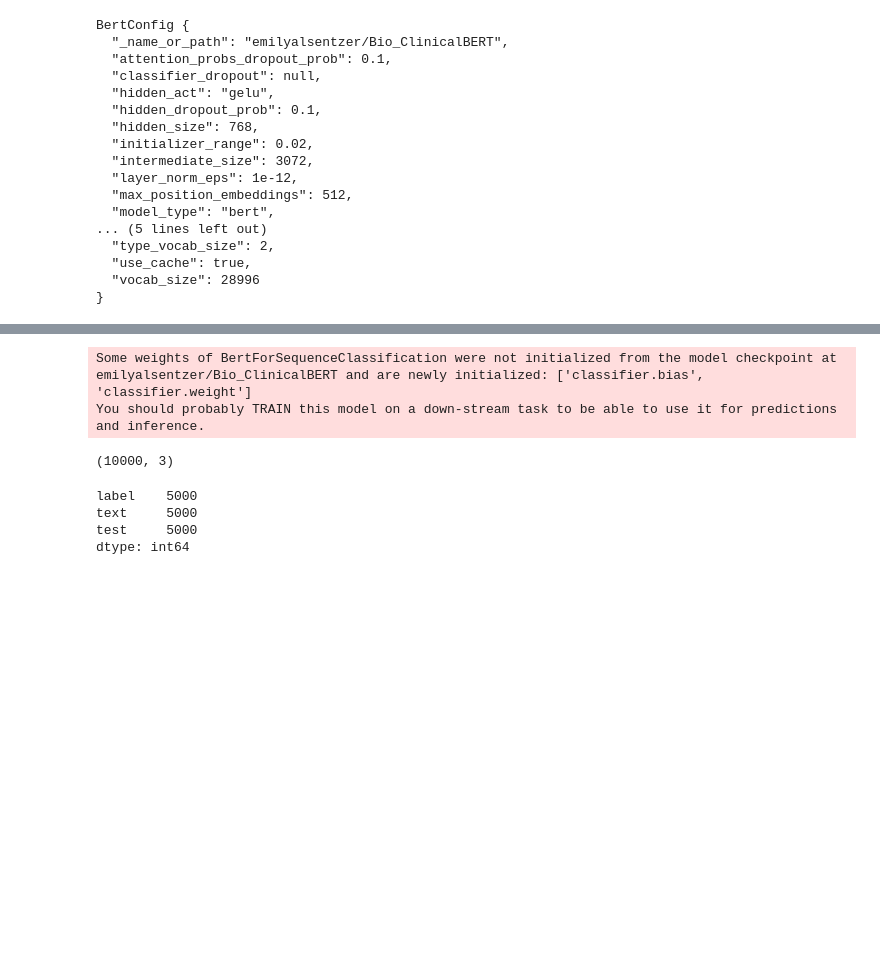
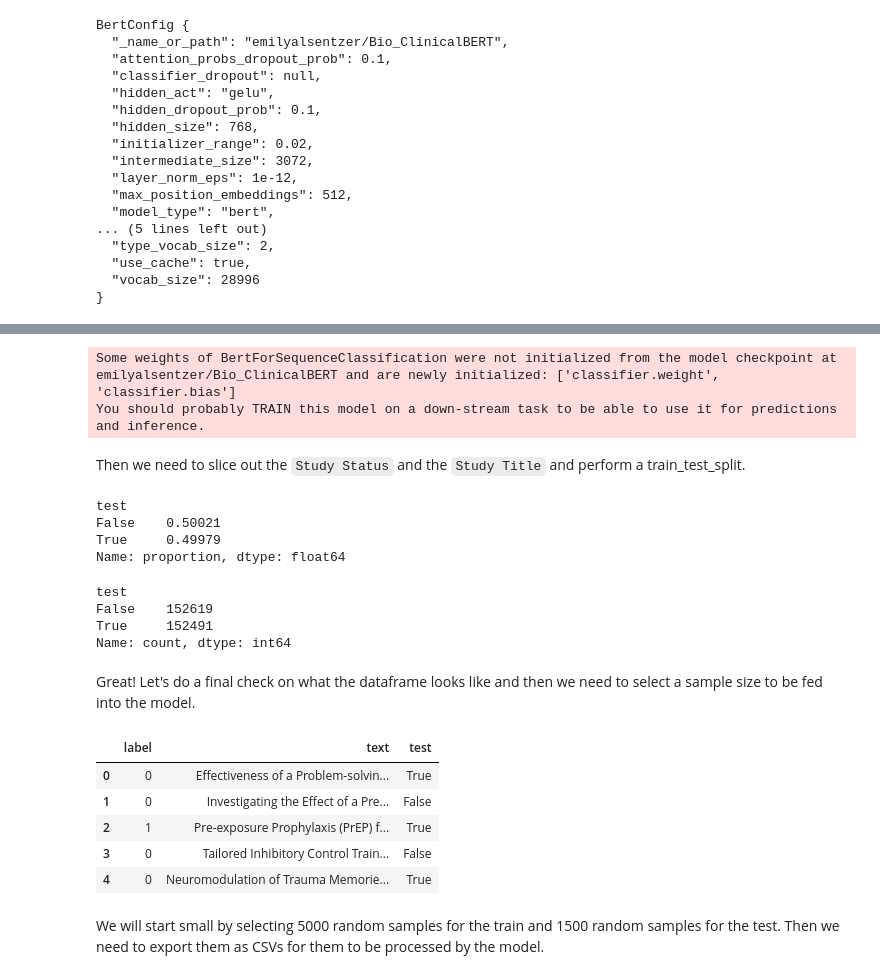
Before and after one commit to clem21chan/Clinical_Trials_Capstone, a Jupyter notebook: Notebooks/4.1_AdvModel_WordEmbedding.ipynb, the cells around one changed output, grey strips where cells are left out. Drawn from its saved outputs; the diff is of its cells as text; code cells hidden in the pictures; blank space fills up the shorter version.

```diff
--- a/Notebooks/4.1_AdvModel_WordEmbedding.ipynb
+++ b/Notebooks/4.1_AdvModel_WordEmbedding.ipynb
@@ -128,7 +220,9 @@ Here, we actually pull a pre-trained model and get it setup with our desired out
 # model setup for text classification
 model = AutoModelForSequenceClassification.from_pretrained(
     "emilyalsentzer/Bio_ClinicalBERT",
-    num_labels=2,)
+    num_labels=2,
+    id2label=id2label,
+    label2id=label2id)
 # %% [output]
-Some weights of BertForSequenceClassification were not initialized from the model checkpoint at emilyalsentzer/Bio_ClinicalBERT and are newly initialized: ['classifier.bias', 'classifier.weight']
+Some weights of BertForSequenceClassification were not initialized from the model checkpoint at emilyalsentzer/Bio_ClinicalBERT and are newly initialized: ['classifier.weight', 'classifier.bias']
 You should probably TRAIN this model on a down-stream task to be able to use it for predictions and inference.
@@ -140,8 +229,43 @@ label2id = {v:k for k,v in id2label.items()}
+# %% [markdown]
+Then we need to slice out the `Study Status` and the `Study Title` and perform a train_test_split.
 # %%
-# pull out columns of interest and do a manual test_train split based on random integer assignment
+# Slice out label and text columns
 simplified = text_df[["Study Status","Study Title"]].copy()
+
+# Rename the columns to "label" and "text"
 simplified.columns = ["label","text"]
-simplified.loc[:,"label"] = list(label2id[lab] for lab in simplified["label"])
+
+# Manual train_test_split
 test_flag = np.random.randint(0,high=10,size=text_df.shape[0])
-simplified.loc[:,'test'] = test_flag > 4
+simplified.loc[:,'test'] = test_flag > 4 # This will split train and test ~50:50
+# %%
+# check the split proportion
+simplified['test'].value_counts(normalize=True)
+# %% [output]
+test
+False    0.50021
+True     0.49979
+Name: proportion, dtype: float64
+# %%
+# can also do value_counts
+simplified['test'].value_counts()
+# %% [output]
+test
+False    152619
+True     152491
+Name: count, dtype: int64
+# %% [markdown]
+Great! Let's do a final check on what the dataframe looks like and then we need to select a sample size to be fed into the model.
+# %%
+# final check
+simplified.head()
+# %% [output]
+|  | label | text | test |
+| 0 | 0 | Effectiveness of a Problem-solvin... | True |
+| 1 | 0 | Investigating the Effect of a Pre... | False |
+| 2 | 1 | Pre-exposure Prophylaxis (PrEP) f... | True |
+| 3 | 0 | Tailored Inhibitory Control Train... | False |
+| 4 | 0 | Neuromodulation of Trauma Memorie... | True |
+# %% [markdown]
+We will start small by selecting 5000 random samples for the train and 1500 random samples for the test. Then we need to export them as CSVs for them to be processed by the model.
 # %%
@@ -149,13 +273,2 @@ simplified.loc[:,'test'] = test_flag > 4
 train = simplified[~simplified.test].groupby('label',group_keys=False).apply(lambda x: x.sample(5000))
-# %%
-train.shape
-# %% [output]
-(10000, 3)
-# %%
-train[train['label'] == 1].count()
-# %% [output]
-label    5000
-text     5000
-test     5000
-dtype: int64
 # %%
```
Also changed, not shown: parts of 70 cells of this notebook, 6 other files.
